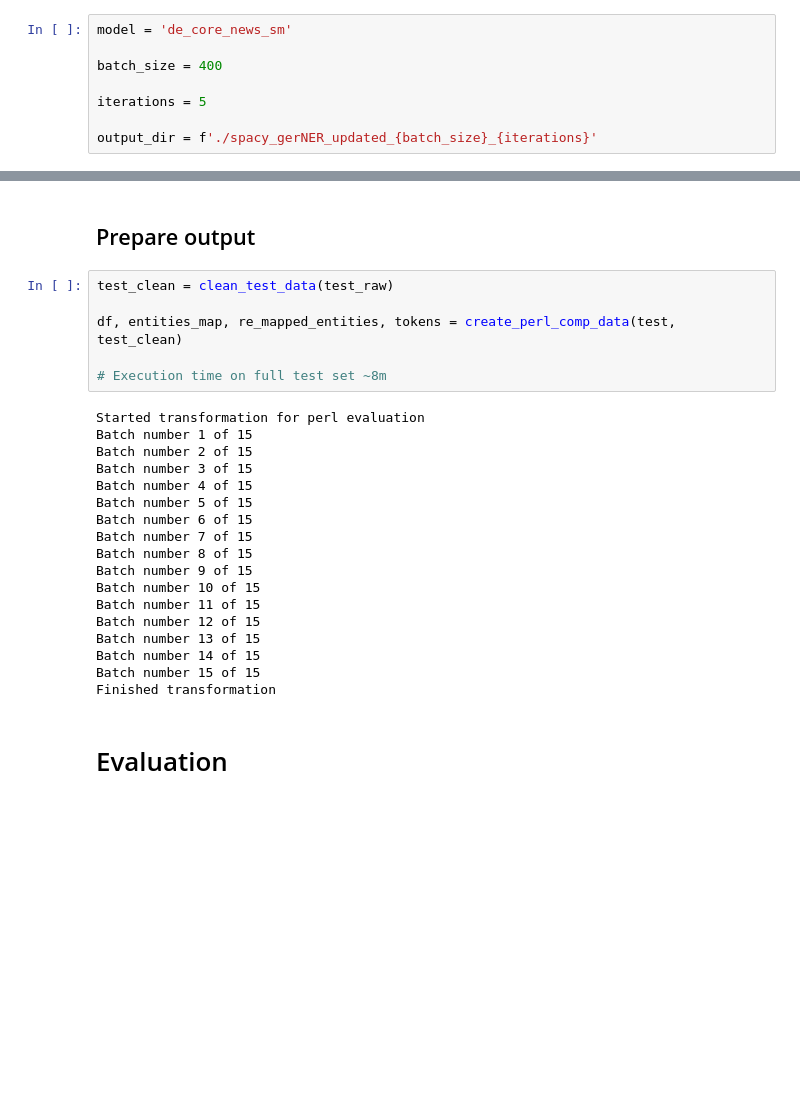
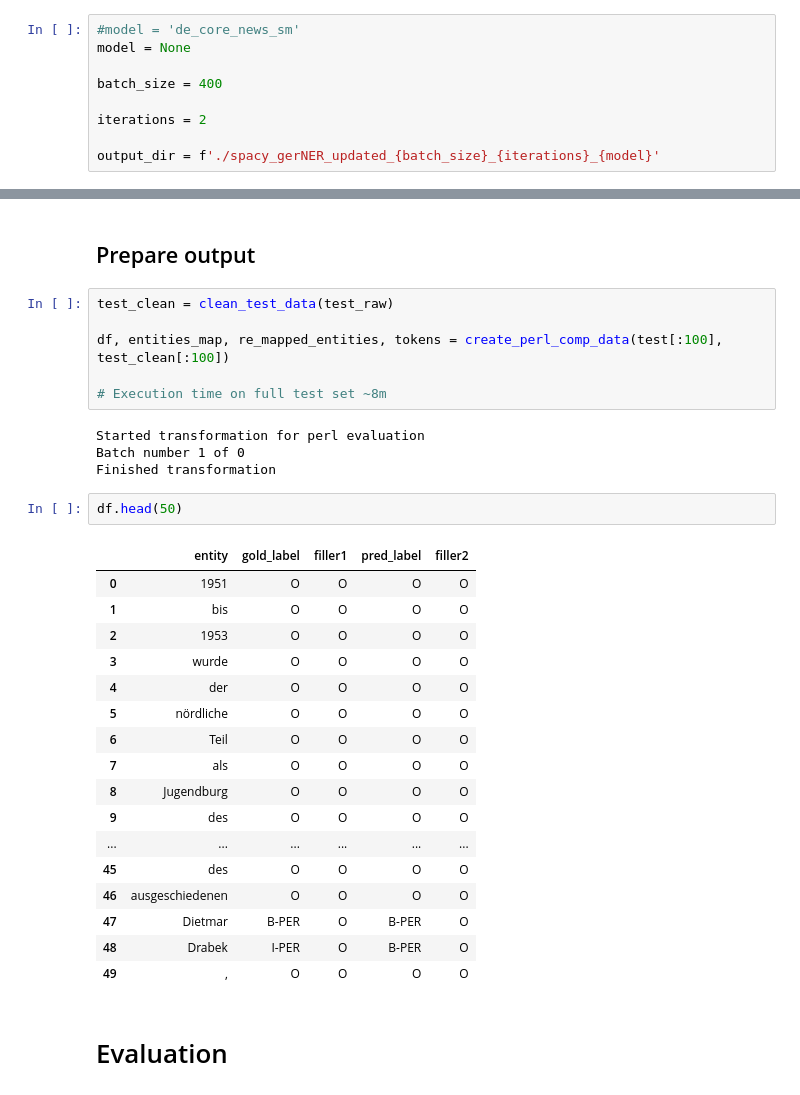
Before and after one commit to kevinkrs/NLP_project_1, a Jupyter notebook: spacy_ner.ipynb, the cells around one changed output, grey strips where cells are left out. Saved outputs shown, nothing was run; the diff lists cells and outputs as text; blank space fills up the shorter version.

```diff
--- a/spacy_ner.ipynb
+++ b/spacy_ner.ipynb
@@ -24,13 +24,14 @@ You can now load the package via spacy.load('de_core_news_sm')
 # %% [markdown]
 # Top level config
 # %%
-model = 'de_core_news_sm'
+#model = 'de_core_news_sm'
+model = None
 
 batch_size = 400
 
-iterations = 5
+iterations = 2
 
-output_dir = f'./spacy_gerNER_updated_{batch_size}_{iterations}'
+output_dir = f'./spacy_gerNER_updated_{batch_size}_{iterations}_{model}'
 # %% [markdown]
 # Imports
 # %%
@@ -241,27 +248,33 @@ Saved model to spacy_gerNER_updated
 # %%
 test_clean = clean_test_data(test_raw)
 
-df, entities_map, re_mapped_entities, tokens = create_perl_comp_data(test, test_clean)
+df, entities_map, re_mapped_entities, tokens = create_perl_comp_data(test[:100], test_clean[:100])
 
 # Execution time on full test set ~8m
 # %% [output]
 Started transformation for perl evaluation
-Batch number 1 of 15
-Batch number 2 of 15
-Batch number 3 of 15
-Batch number 4 of 15
-Batch number 5 of 15
-Batch number 6 of 15
-Batch number 7 of 15
-Batch number 8 of 15
-Batch number 9 of 15
-Batch number 10 of 15
-Batch number 11 of 15
-Batch number 12 of 15
-Batch number 13 of 15
-Batch number 14 of 15
-Batch number 15 of 15
+Batch number 1 of 0
 Finished transformation
+# %%
+df.head(50)
+# %% [output]
+|  | entity | gold_label | filler1 | pred_label | filler2 |
+| 0 | 1951 | O | O | O | O |
+| 1 | bis | O | O | O | O |
+| 2 | 1953 | O | O | O | O |
+| 3 | wurde | O | O | O | O |
+| 4 | der | O | O | O | O |
+| 5 | nördliche | O | O | O | O |
+| 6 | Teil | O | O | O | O |
+| 7 | als | O | O | O | O |
+| 8 | Jugendburg | O | O | O | O |
+| 9 | des | O | O | O | O |
+| ... | ... | ... | ... | ... | ... |
+| 45 | des | O | O | O | O |
+| 46 | ausgeschiedenen | O | O | O | O |
+| 47 | Dietmar | B-PER | O | B-PER | O |
+| 48 | Drabek | I-PER | O | B-PER | O |
+| 49 | , | O | O | O | O |
 # %% [markdown]
 # Evaluation
 # %%
```
Also changed, not shown: parts of 4 cells of this notebook, 2 other files.
